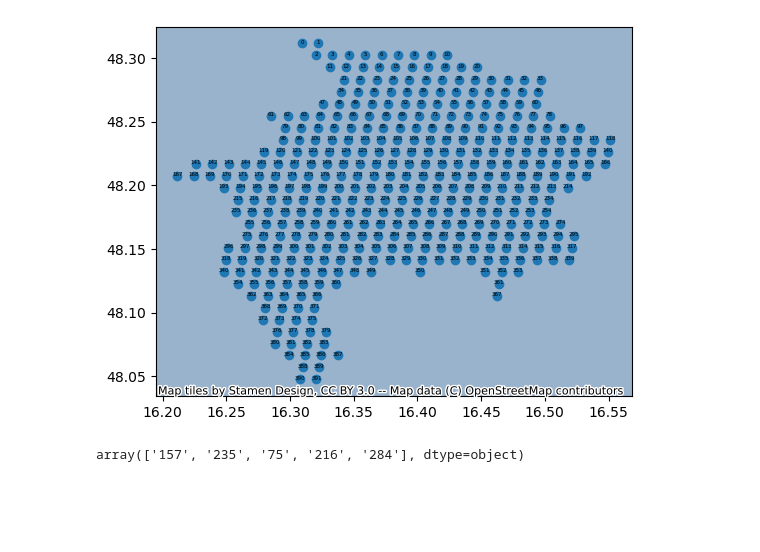
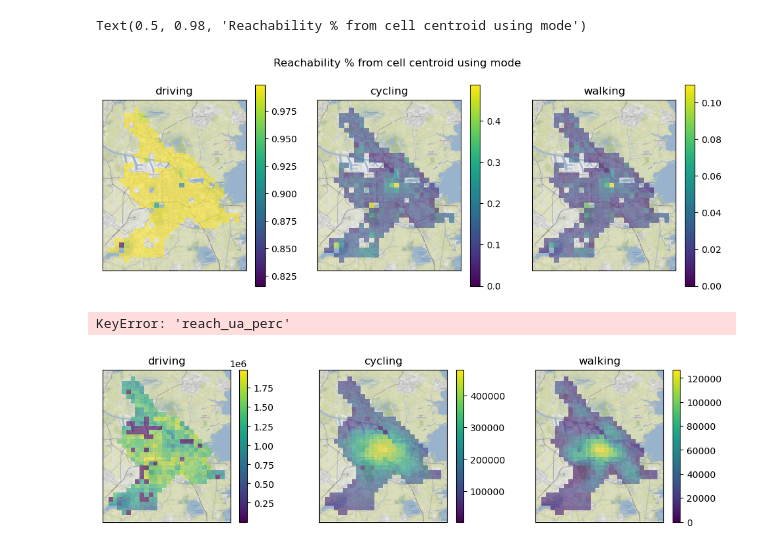
Before and after one commit to idegeus/UrbanTransportTimes, a Jupyter notebook: 2-notebooks/1.0-analyse-isochrones.ipynb, the cells around one changed output. Cells and saved outputs as stored; diff of their text form; code cells hidden in the pictures; blank space fills up the shorter version.

Commit message:
feat: started creating graphs and data analysis

```diff
--- a/2-notebooks/1.0-analyse-isochrones.ipynb
+++ b/2-notebooks/1.0-analyse-isochrones.ipynb
@@ -77,0 +213,11 @@ INFO:root:Out of total 4704, 100.0% cached.
+# %%
+reach_km2_pivot = reach_km2.pivot_table(index=['city_id', 'pid'], columns=['mode'], values='reach_ua_perc')
+reach_km2_pivot = reach_km2_pivot.merge(isochrones[['pid', 'raster']].drop_duplicates(), on='pid')
+reach_km2_pivot = reach_km2_pivot.set_geometry('raster')
+reach_km2_pivot.sort_values('cycling', ascending=False)
+
+errors = reach_km2_pivot.driving < 0.8
+reach_km2_pivot = reach_km2_pivot[~errors]
+print('errors: ', errors.sum())
+
+reach_km2_pivot
@@ -78,13 +239,35 @@ INFO:root:Out of total 4704, 100.0% cached.
+# %%
+fig, axs = plt.subplots(ncols=3, figsize=(12, 4), sharex=True, sharey=True)
+for x, mode in tqdm(enumerate(['driving', 'cycling', 'walking'])):
+    ax = axs[x]
+    reach_km2_pivot.plot(column=mode, legend=True, alpha=0.6, ax=ax)
+    # reach_pop.apply(lambda x: ax.annotate(text=x['pid'], xy=x.raster.centroid.coords[0], ha='center', fontsize=6), axis=1)
+    ax.set_title(mode)
+    ax.set_xticks([])
+    ax.set_yticks([])
+    ctx.add_basemap(ax=ax, crs=reach_km2_pivot.crs, attribution='')
+fig.suptitle("Reachability % of total options from cell centroid using mode (within 15 minutes)")
+# %% [output]
+Text(0.5, 0.98, 'Reachability % from cell centroid using mode')
+[figure, added]
+# %%
+reach_pop = isochrones[(isochrones.tt_mnts == 15)]
+reach_pop = reach_pop.pivot_table(index=['pid'], columns=['mode'], values='reach_pop')
+reach_pop = reach_pop.drop_duplicates()
+reach_pop = gpd.GeoDataFrame(reach_pop.merge(isochrones[['pid', 'raster']].drop_duplicates(), on='pid'), geometry='raster')
+reach_pop = reach_pop.sort_index()
+reach_pop.head(5)
+# %% [output]
+KeyError: 'reach_ua_perc'
 # %%
-grouped_pid = isochrones.groupby('pid').apply(lambda x: x.iloc[0]).set_geometry('startpt')
-ax = grouped_pid.plot()
-# grouped_pid.apply(lambda x: ax.annotate(text=x['pid'], xy=x.startpt.coords[0], ha='center', fontsize=4), axis=1)
-ctx.add_basemap(ax=ax, crs=grouped_pid.crs, zoom=12);
+fig, axs = plt.subplots(ncols=3, figsize=(12, 3), sharex=True, sharey=True)
+for x, mode in enumerate(['driving', 'cycling', 'walking']):
+    ax = axs[x]
+    reach_pop.plot(column=mode, legend=True, alpha=0.6, ax=ax)
+    # reach_pop.apply(lambda x: ax.annotate(text=x['pid'], xy=x.raster.centroid.coords[0], ha='center', fontsize=6), axis=1)
+    ax.set_title(mode)
+    ax.set_xticks([])
+    ax.set_yticks([])
+    ctx.add_basemap(ax=ax, crs=reach_pop.crs, attribution='')
 # %% [output]
-[figure, old version]
+[figure, new version]
-# %%
-cached['pid'] = cached.uid.str.extract(r"\d*-(\d*)-\w*")
-points = np.random.choice(cached.pid.unique(), 5)
-points
-# %% [output]
-array(['157', '235', '75', '216', '284'], dtype=object)
```
Also changed, not shown: parts of 30 cells of this notebook, 7 other files.
